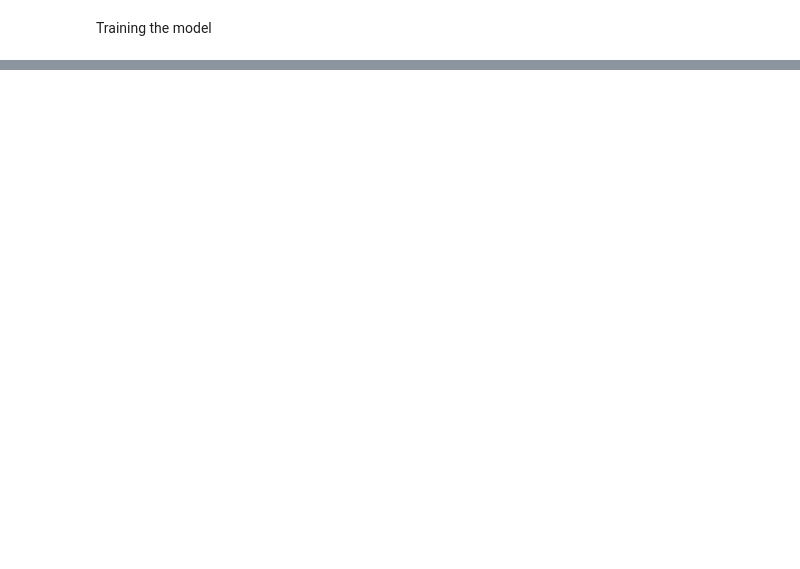
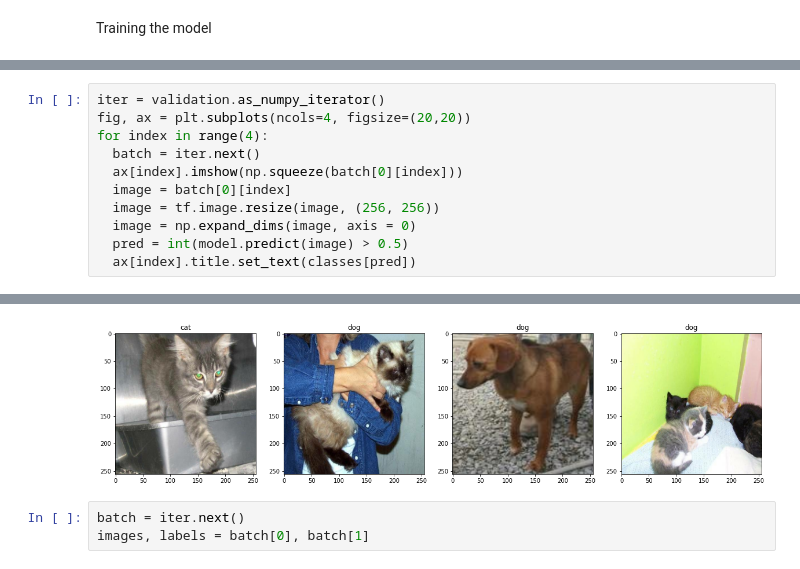
Before and after one commit to nikhil-xyz/ImageClassification, a Jupyter notebook: Image_Classification_Cat_Vs_Dog_using_CNN.ipynb, the cells around one changed output, grey strips where cells are left out. Saved outputs shown, nothing was run; the diff lists cells and outputs as text; blank space fills up the shorter version.

```diff
--- a/Image_Classification_Cat_Vs_Dog_using_CNN.ipynb
+++ b/Image_Classification_Cat_Vs_Dog_using_CNN.ipynb
@@ -125,0 +151,12 @@ KeyboardInterrupt: ignored
+# %%
+iter = validation.as_numpy_iterator()
+fig, ax = plt.subplots(ncols=4, figsize=(20,20))
+for index in range(4):
+  batch = iter.next()
+  ax[index].imshow(np.squeeze(batch[0][index]))
+  image = batch[0][index]
+  image = tf.image.resize(image, (256, 256))
+  image = np.expand_dims(image, axis = 0)
+  pred = int(model.predict(image) > 0.5)
+  ax[index].title.set_text(classes[pred])
+# %% [output]
@@ -125,0 +167,4 @@ KeyboardInterrupt: ignored
+[figure, added]
+# %%
+batch = iter.next()
+images, labels = batch[0], batch[1]
```
Also changed, not shown: parts of 13 cells of this notebook.
